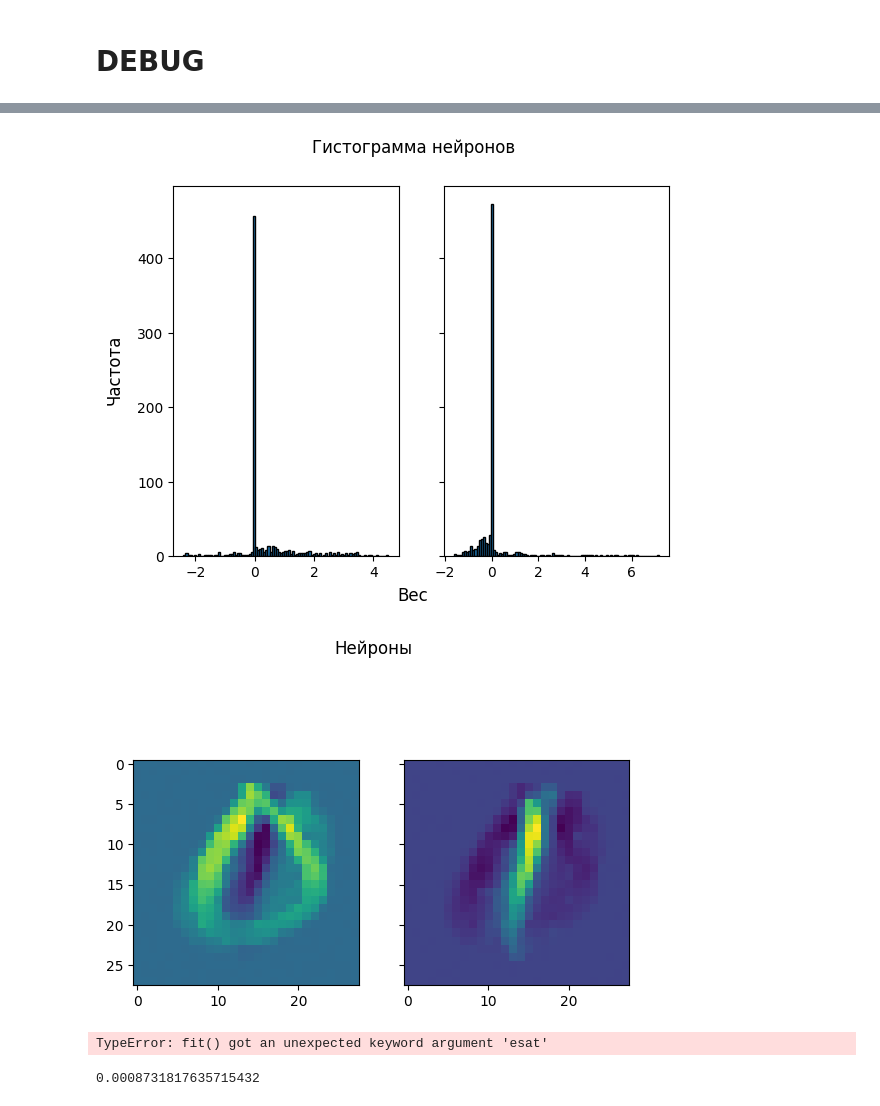
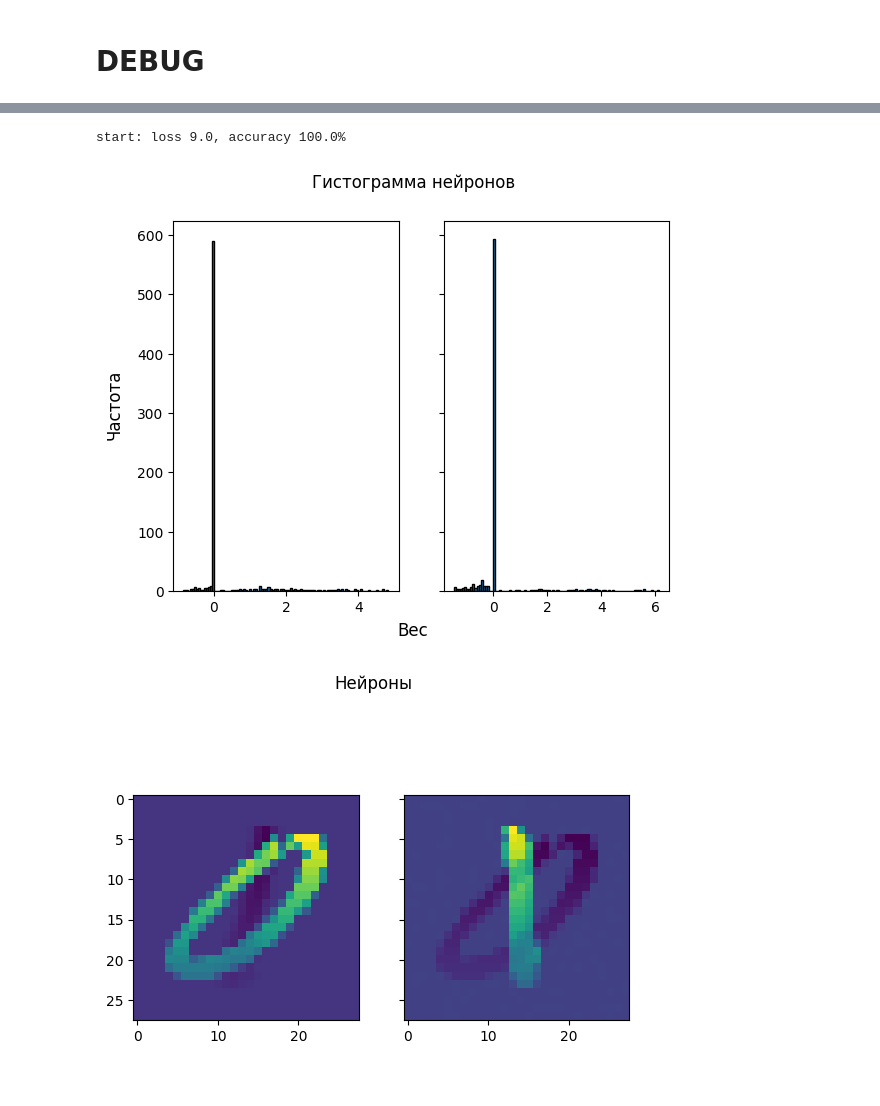
Before and after one commit to AndreyE/micrograd, a Jupyter notebook: mnist.ipynb, the cells around one changed output, grey strips where cells are left out. Drawn from its saved outputs; the diff is of its cells as text; code cells hidden in the pictures.

```diff
--- a/mnist.ipynb
+++ b/mnist.ipynb
@@ -368,27 +368,26 @@ draw_all_neurons(LAYER)
 # %%
-def fit():
-    total_loss, _ = loss()
+total_loss = None
+
+def fit(total_loss):
+    if total_loss is None:
+        total_loss, _ = loss()
+
     total_loss.backward()
     model.learn_from(total_loss, q=1.0)
     model.norm()
 
-fit()
+    return loss()
+
+total_loss, acc = fit(total_loss)
+print(f"start: loss {total_loss.data}, accuracy {acc}%")
 
 LAYER = model.layers[0]
 all_neurons_histo(LAYER)
 draw_all_neurons(LAYER)
 # %% [output]
+start: loss 9.0, accuracy 100.0%
-[figure, old version]
+[figure, new version]
-[figure, old version]
+[figure, new version]
-# %%
-(model, total_loss, accuracy), (scores, targets) = get_model_for(SELECTED_CLASSES, BATCH, 1, model, esat=0.0, q=1.0)
-draw_neuron(model, -1)
-# %% [output]
-TypeError: fit() got an unexpected keyword argument 'esat'
-# %%
-model.layers[0].neurons[0].parameters()[0].data
-# %% [output]
-0.0008731817635715432
 # %%
 import pandas as pd
 
```
Also changed, not shown: parts of 2 cells of this notebook.
